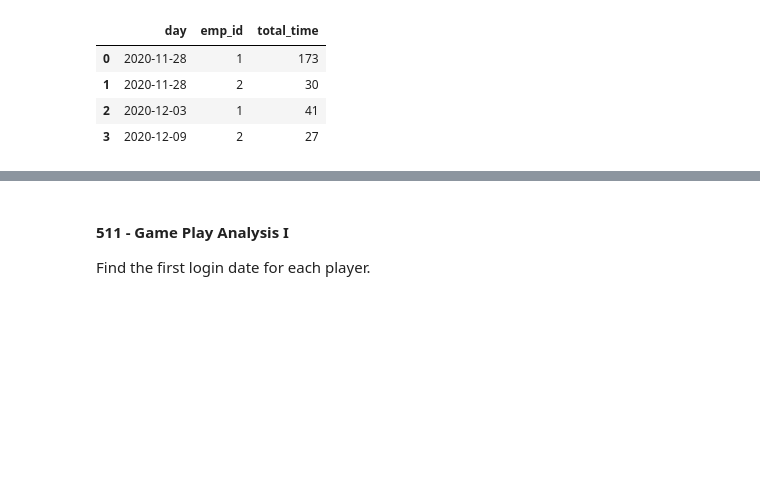
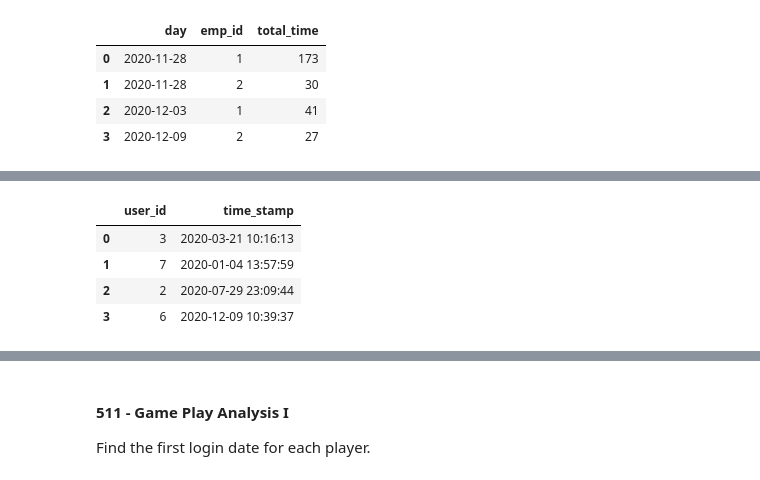
Before and after one commit to Swap-20/Leetcode-Pandas, a Jupyter notebook: Leetcode_Pandas.ipynb, the cells around one changed output, grey strips where cells are left out. Cells and saved outputs as stored; diff of their text form; code cells hidden in the pictures; blank space fills up the shorter version.

```diff
--- a/Leetcode_Pandas.ipynb
+++ b/Leetcode_Pandas.ipynb
@@ -736,0 +745,10 @@ df.reset_index().rename(columns={'event_day':'day'})
+# %%
+data = [[3, '2020-03-21 10:16:13'], [7, '2020-01-04 13:57:59'], [2, '2020-07-29 23:09:44'], [6, '2020-12-09 10:39:37']]
+signups = pd.DataFrame(data, columns=['user_id', 'time_stamp']).astype({'user_id':'Int64', 'time_stamp':'datetime64[ns]'})
+signups
+# %% [output]
+|  | user_id | time_stamp |
+| 0 | 3 | 2020-03-21 10:16:13 |
+| 1 | 7 | 2020-01-04 13:57:59 |
+| 2 | 2 | 2020-07-29 23:09:44 |
+| 3 | 6 | 2020-12-09 10:39:37 |
```
Also changed, not shown: parts of 7 cells of this notebook.
